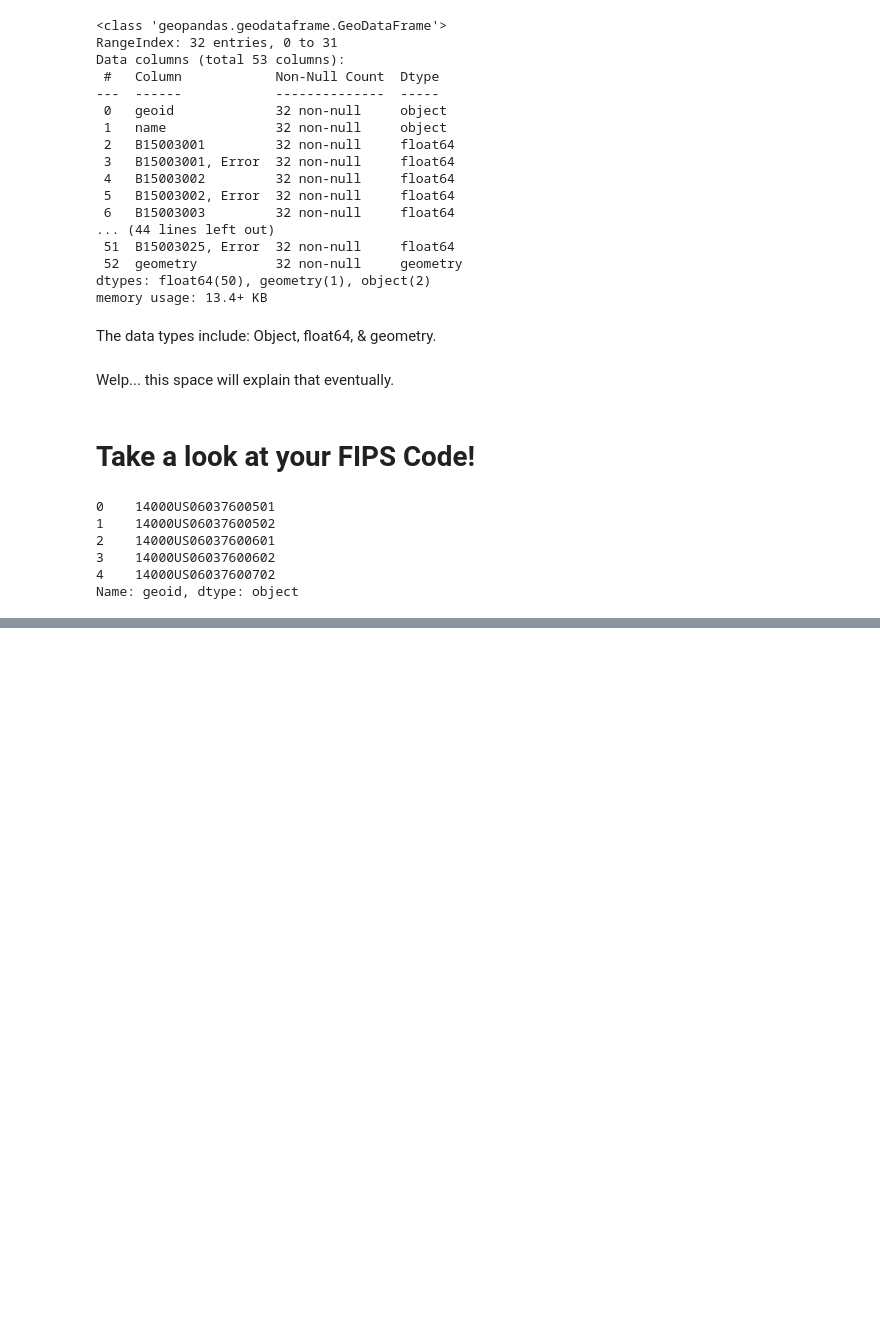
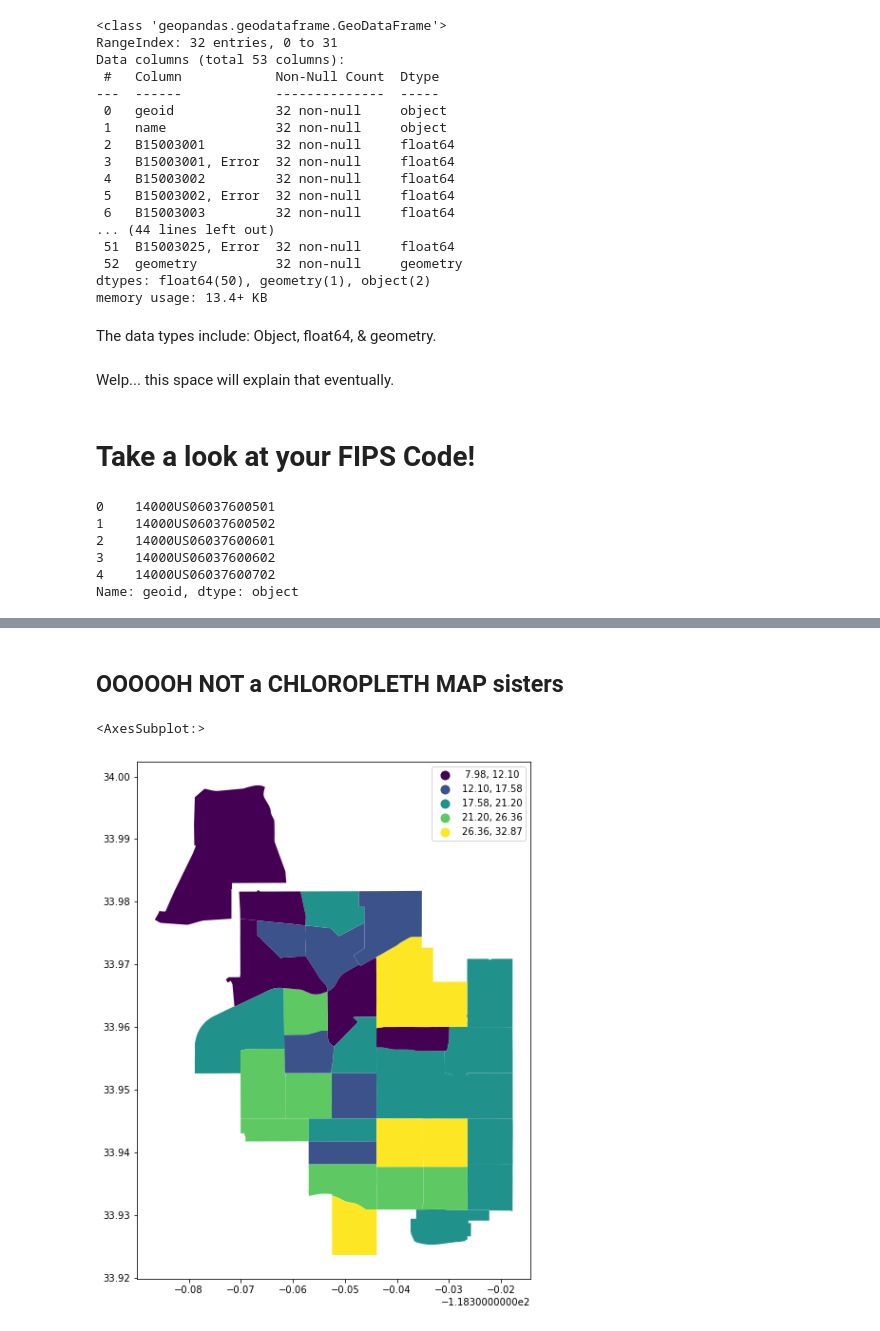
Before and after one commit to cruzluisdaniel/up206a-Luis, a Jupyter notebook: Week 03/Week 3 Homework.ipynb, the cells around one changed output, grey strips where cells are left out. Drawn from its saved outputs; the diff is of its cells as text; code cells hidden in the pictures; blank space fills up the shorter version.

```diff
--- a/Week 03/Week 3 Homework.ipynb
+++ b/Week 03/Week 3 Homework.ipynb
@@ -100,0 +376,8 @@ Name: geoid, dtype: object
+# %%
+gdf['Percent Bachelors Degree'] = gdf['Bachelors Degree']/gdf['Total']*100
+# %%
+gdf['Percent Masters Degree'] = gdf['Masters Degree']/gdf['Total']*100
+# %%
+gdf['Percent Professional School Degree'] = gdf['Professional School Degree']/gdf['Total']*100
+# %%
+gdf['Percent Doctorate Degree'] = gdf['Doctorate Degree']/gdf['Total']*100
@@ -100,0 +393,10 @@ Name: geoid, dtype: object
+# %% [markdown]
+## OOOOOH NOT a CHLOROPLETH MAP sisters
+# %%
+gdf.plot(figsize=(12,10),
+                 column='Percent High School Diploma',
+                 legend=True,
+                 scheme='NaturalBreaks')
+# %% [output]
+<AxesSubplot:>
+[figure, added]
```
Also changed, not shown: parts of 81 cells of this notebook, 2 other files.
